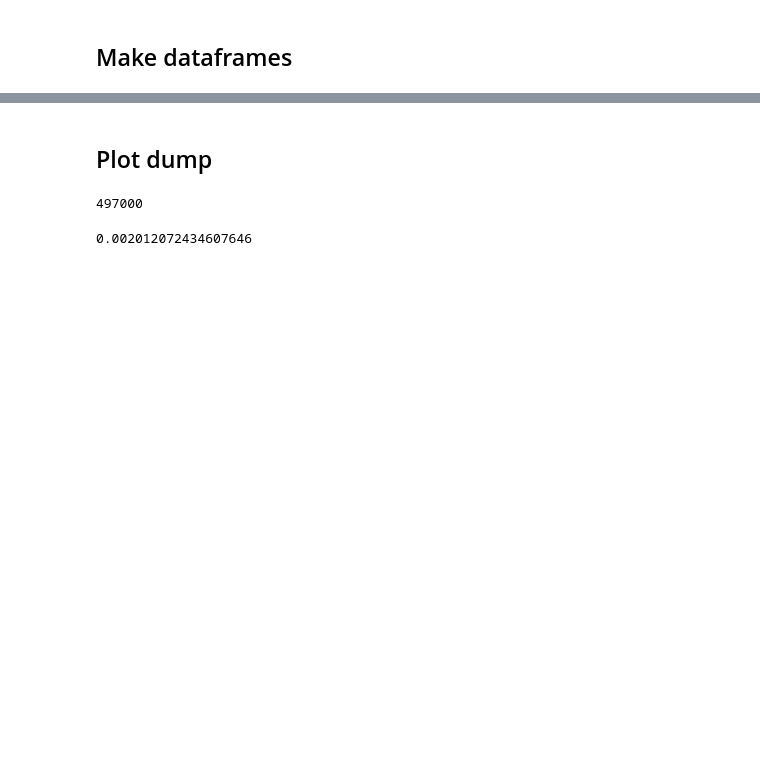
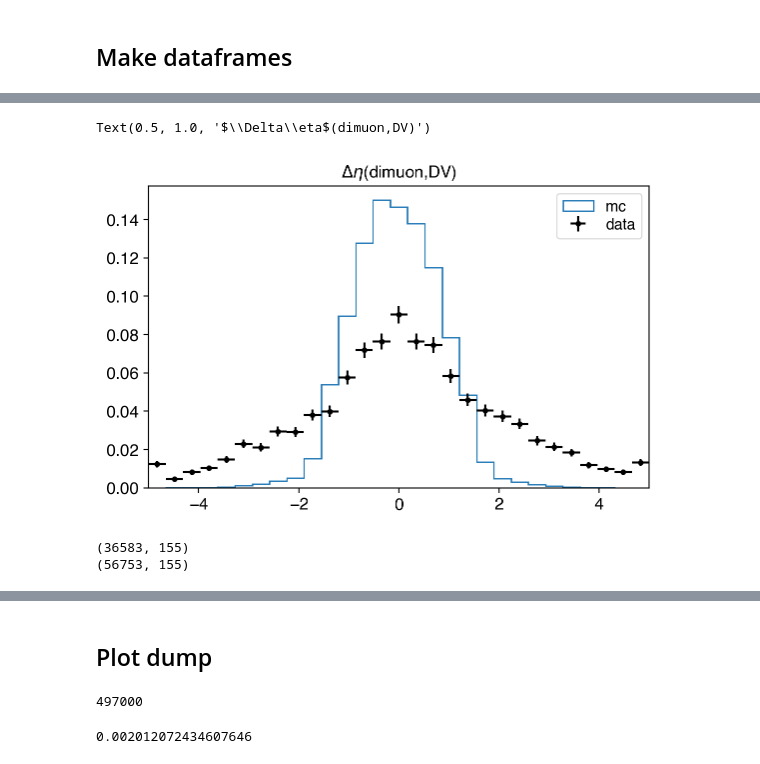
Before and after one commit to leonardogiannini/scouting, a Jupyter notebook: analysis/distributions_baseline.ipynb, the cells around one changed output, grey strips where cells are left out. Saved outputs shown, nothing was run; the diff lists cells and outputs as text; code cells hidden in the pictures; blank space fills up the shorter version.

```diff
--- a/analysis/distributions_baseline.ipynb
+++ b/analysis/distributions_baseline.ipynb
@@ -149,3 +201,19 @@ BrokenProcessPool: A child process terminated abruptly, the process pool is not
+# %%
+fig, ax = plt.subplots()
+bins = np.linspace(-5,5,30)
+df_mc.tree.draw("dimuon_detadv","dimuon_mass>5",bins=bins).normalize().plot(ax=ax,label="mc",histtype="step")
+df_data.tree.draw("dimuon_detadv","dimuon_mass>5",bins=bins).normalize().plot(ax=ax,label="data",show_errors=True,color="k",ms=3)
+ax.legend()
+ax.set_title(r"$\Delta\eta$(dimuon,DV)")
+# %% [output]
+Text(0.5, 1.0, '$\\Delta\\eta$(dimuon,DV)')
+[figure, added]
+# %%
+print(df_data.shape)
+print(df_mc.shape)
+# %% [output]
+(36583, 155)
+(56753, 155)
 # %%
 if True:
 # if False:
```
Also changed, not shown: parts of 32 cells of this notebook.
